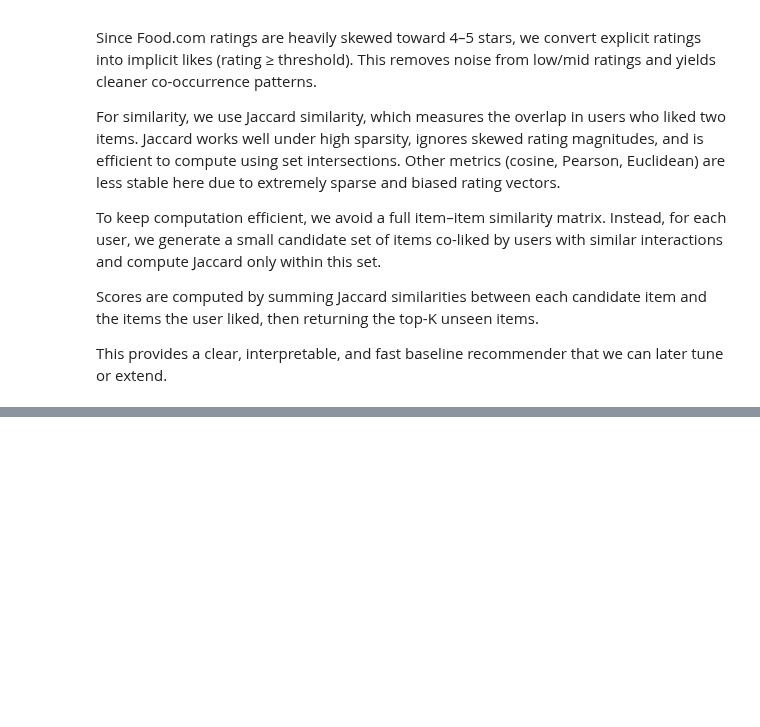
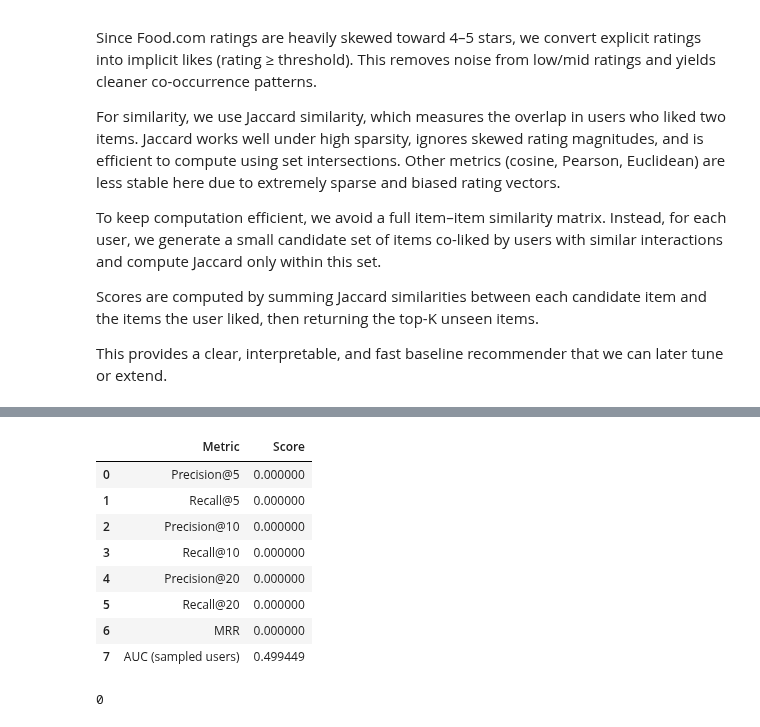
Before and after one commit to kecohen575/RecipeRecommender, a Jupyter notebook: recipe_recsys.ipynb, the cells around one changed output, grey strips where cells are left out. Cells and saved outputs as stored; diff of their text form; code cells hidden in the pictures; blank space fills up the shorter version.

Commit message:
Tried evaluating item-item jaccard model - Getting all 0s, confused by the nature of the validation set

```diff
--- a/recipe_recsys.ipynb
+++ b/recipe_recsys.ipynb
@@ -653,0 +691,59 @@ display(show_recommendations(recs, train_df, raw_recipes))
+# %%
+# ===========================================================
+# Compute Sampled AUC for Jaccard Baseline (Subset of Users)
+# ===========================================================
+
+NUM_USERS_FOR_AUC = 400  # adjust as needed
+
+# Universe of items
+all_items = set(train_df["recipe_id"].unique()) | set(val_df["recipe_id"].unique())
+
+# Randomly sample users for AUC
+users_for_auc = random.sample(
+    list(val_user_truth.keys()),
+    min(NUM_USERS_FOR_AUC, len(val_user_truth))
+)
+
+auc_scores = []
+
+for user in users_for_auc:
+    if user not in user_likes or len(user_likes[user]) == 0:
+        continue
+
+    relevant = val_user_truth[user]
+    recs = recommend_jaccard(user, user_likes, item_likes, top_k=200)
+
+    auc_scores.append( auc_score(recs, relevant, all_items) )
+
+# Add to summary
+auc_row = {
+    "Metric": "AUC (sampled users)",
+    "Score": np.mean(auc_scores) if auc_scores else 0.0
+}
+
+jaccard_summary = pd.concat(
+    [jaccard_summary_partial, pd.DataFrame([auc_row])],
+    ignore_index=True
+)
+
+jaccard_summary
+# %% [output]
+|  | Metric | Score |
+| 0 | Precision@5 | 0.000000 |
+| 1 | Recall@5 | 0.000000 |
+| 2 | Precision@10 | 0.000000 |
+| 3 | Recall@10 | 0.000000 |
+| 4 | Precision@20 | 0.000000 |
+| 5 | Recall@20 | 0.000000 |
+| 6 | MRR | 0.000000 |
+| 7 | AUC (sampled users) | 0.499449 |
+# %%
+overlap_count = sum(
+    1 for items in val_user_truth.values()
+    for i in items
+    if i in item_likes
+)
+
+overlap_count
+# %% [output]
+0
```
Also changed, not shown: parts of 30 cells of this notebook.
